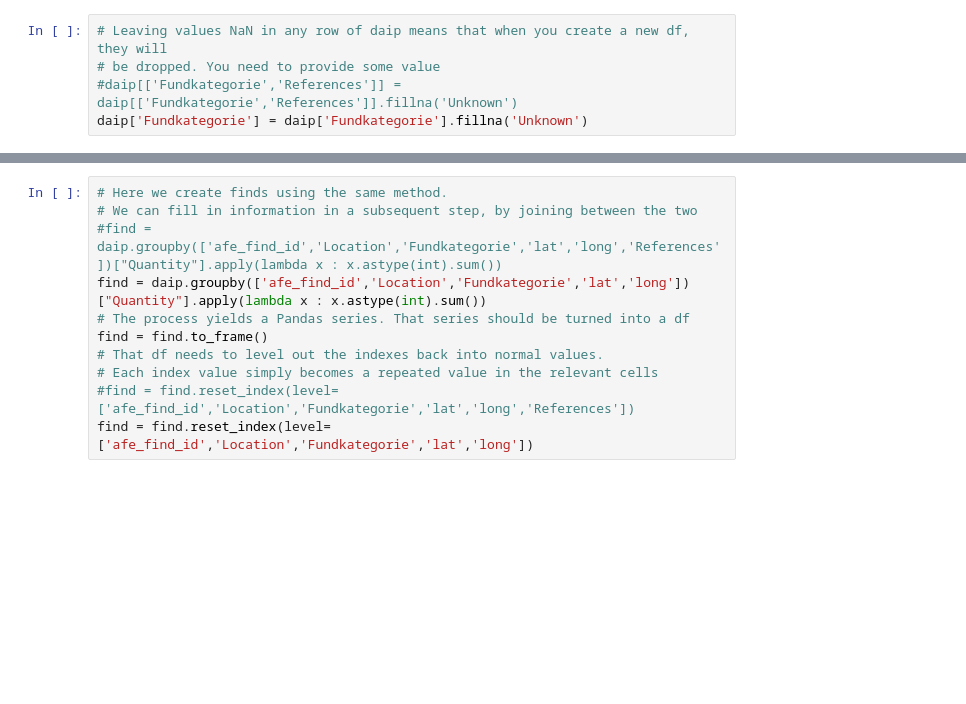
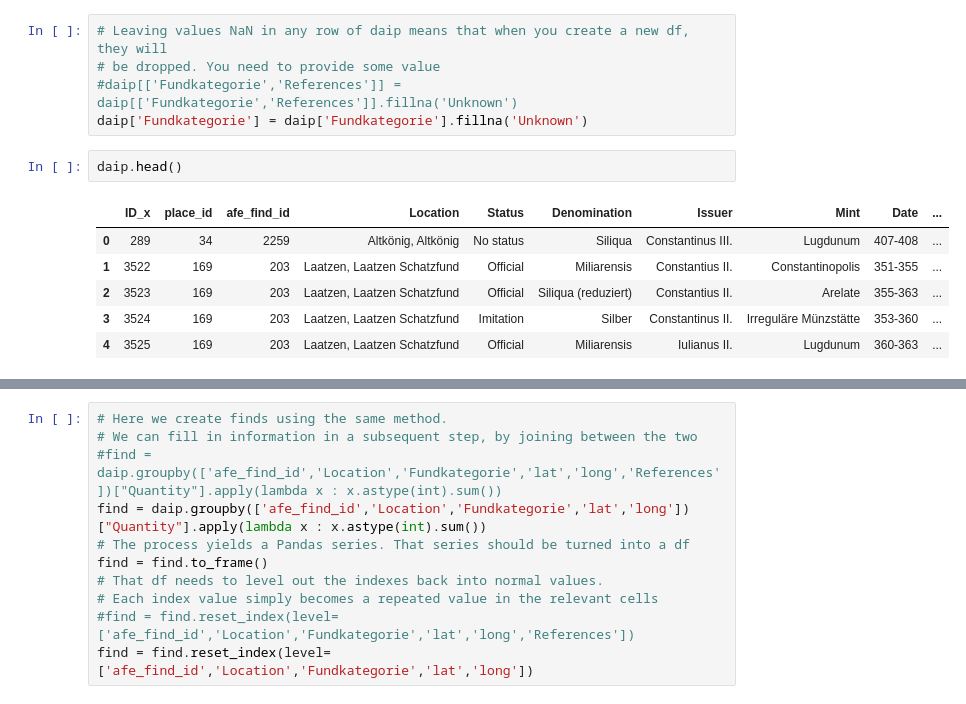
Before and after one commit to pyzmark/FLAME_DAI_transformation, a Jupyter notebook: AFE Import-Transform (FLAME).ipynb, the cells around one changed output, grey strips where cells are left out. Cells and saved outputs as stored; diff of their text form; blank space fills up the shorter version.

```diff
--- a/AFE Import-Transform (FLAME).ipynb
+++ b/AFE Import-Transform (FLAME).ipynb
@@ -784,3 +779,12 @@ group.to_csv(path_or_buf='final_afe_groups.csv')
 # be dropped. You need to provide some value
 #daip[['Fundkategorie','References']] = daip[['Fundkategorie','References']].fillna('Unknown')
 daip['Fundkategorie'] = daip['Fundkategorie'].fillna('Unknown')
+# %%
+daip.head()
+# %% [output]
+|  | ID_x | place_id | afe_find_id | Location | Status | Denomination | Issuer | Mint | Date | ... |
+| 0 | 289 | 34 | 2259 | Altkönig, Altkönig | No status | Siliqua | Constantinus III. | Lugdunum | 407-408 | ... |
+| 1 | 3522 | 169 | 203 | Laatzen, Laatzen Schatzfund | Official | Miliarensis | Constantius II. | Constantinopolis | 351-355 | ... |
+| 2 | 3523 | 169 | 203 | Laatzen, Laatzen Schatzfund | Official | Siliqua (reduziert) | Constantius II. | Arelate | 355-363 | ... |
+| 3 | 3524 | 169 | 203 | Laatzen, Laatzen Schatzfund | Imitation | Silber | Constantinus II. | Irreguläre Münzstätte | 353-360 | ... |
+| 4 | 3525 | 169 | 203 | Laatzen, Laatzen Schatzfund | Official | Miliarensis | Iulianus II. | Lugdunum | 360-363 | ... |
```
Also changed, not shown: parts of 8 cells of this notebook, 1 other file.
